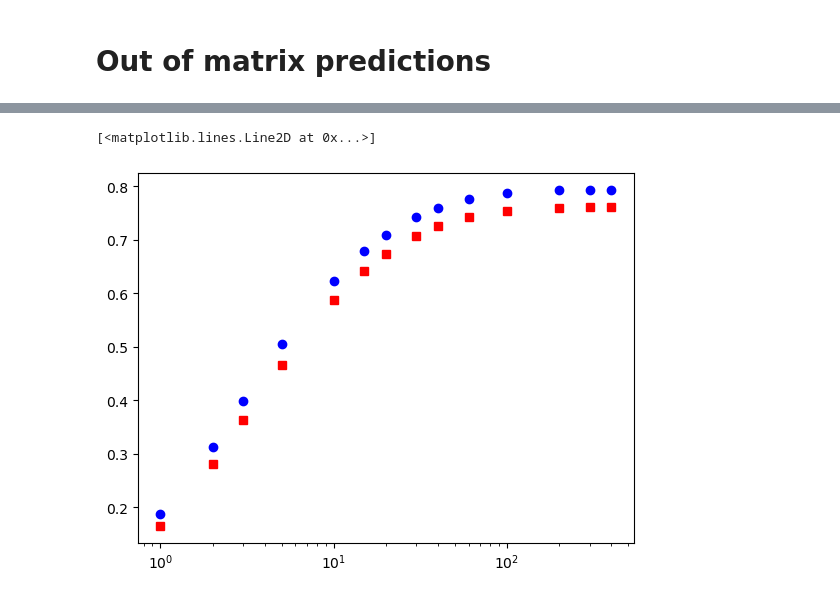
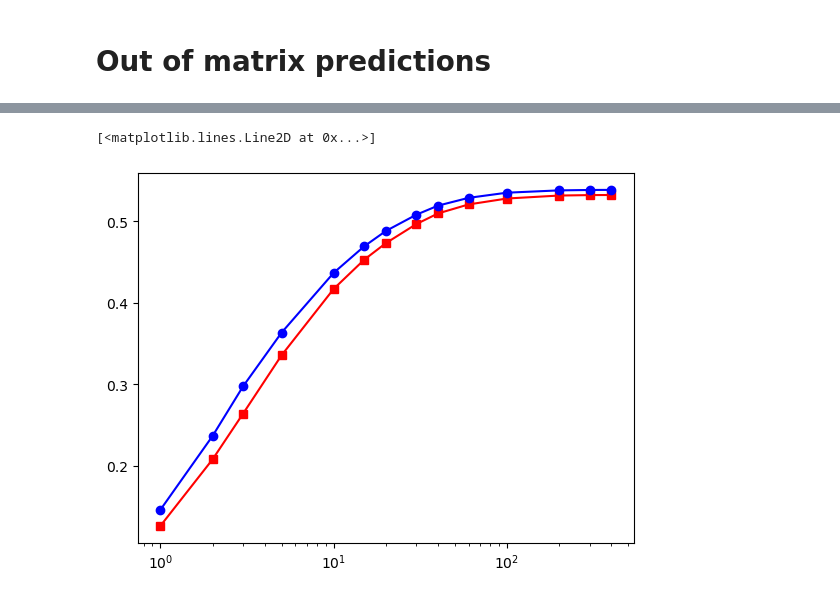
Before and after one commit to nfasano/movie_recsys, a Jupyter notebook: recsys_collab_based/model_prototype.ipynb, the cells around one changed output, grey strips where cells are left out. Cells and saved outputs as stored; diff of their text form; code cells hidden in the pictures.

Commit message:
updated readme images

```diff
--- a/recsys_collab_based/model_prototype.ipynb
+++ b/recsys_collab_based/model_prototype.ipynb
@@ -173,14 +173,14 @@ data = Dataset.load_from_df(df_training, reader)
 # algoCTM.fit(data.build_full_trainset())
 # print(f'CTM Test RMSE: {rmse(algoCTM.test(testset), verbose=False)}')
 # %%
-n_epochs = [40] #[1, 2, 5, 10, 20, 40, 60, 80, 100]
-reg_all = [0.08] #[0, 0.02, 0.04, 0.08, 0.16, 0.32]
+n_epochs = [80]
+reg_all = [0.08]
 lr_all = [0.005]
-reg_theta = [0, 0.02, 0.1, 0.2, 0.3, .5]
+reg_theta = [0, 0.1, 0.2, 0.3]
 
-cv = 5
+cv = 3
 param_grid = {"n_epochs": n_epochs, "lr_all": lr_all, "reg_all": reg_all, "reg_theta": reg_theta}
-gs = GridSearchCV(CTM, param_grid, measures=["rmse"], cv=cv, n_jobs=-1, joblib_verbose=2)
+gs = GridSearchCV(CTM, param_grid, measures=["rmse"], cv=cv, n_jobs=5, joblib_verbose=2)
 
 gs.fit(data)
 
@@ -200,11 +207,11 @@ print(f'CTM Test RMSE: {rmse(algoCTM.test(testset), verbose=False)}')
 # %%
-n_epochs = [1, 2, 5, 10, 20, 40, 60, 80, 100]
-reg_all = [0, 0.02, 0.04, 0.08, 0.16, 0.32]
+n_epochs = [80]
+reg_all = [0.08]
 lr_all = [0.005]
 n_factors=[20]
-cv = 5
+cv = 3
 param_grid = {"n_epochs": n_epochs, "lr_all": lr_all, "reg_all": reg_all, "n_factors": n_factors}
-gs = GridSearchCV(SVD, param_grid, measures=["rmse"], cv=cv, n_jobs=-1)
+gs = GridSearchCV(SVD, param_grid, measures=["rmse"], cv=cv, n_jobs=-1, joblib_verbose=5)
 
 gs.fit(data)
 
@@ -234,10 +244,10 @@ num_k = [1, 2, 3, 5, 10, 15, 20, 30, 40, 60, 100, 200, 300, 400]
 recall_CTM = np.zeros((len(num_k),))
 recall_SVD = np.zeros((len(num_k),))
 for j, kk in enumerate(num_k):
-    _, recalls = precision_recall_at_k(predictions_CTM, k=kk, threshold=3.25)
+    _, recalls = precision_recall_at_k(predictions_CTM, k=kk, threshold=3.5)
     recall_CTM[j] = sum(rec for rec in recalls.values()) / len(recalls)
 
-    _, recalls = precision_recall_at_k(predictions_SVD, k=kk, threshold=3.25)
+    _, recalls = precision_recall_at_k(predictions_SVD, k=kk, threshold=3.5)
     recall_SVD[j] = sum(rec for rec in recalls.values()) / len(recalls)
 
 
@@ -254,8 +264,8 @@ plt.semilogx(num_k, recall_CTM, 'bo')
 
 # form dataset for CTM algorithm
 reader = Reader(rating_scale=(1.0, 5.0))
-df_ratings_matrix = df_final[['userId', 'recsys_id', 'rating']]
-df_ratings_matrix = df_ratings_matrix.iloc[0:1_000_000].copy()
+df_ratings_matrix = df_final[['userId', 'recsys_id', 'rating']].copy()
+df_ratings_matrix = df_ratings_matrix.iloc[0:200_000]
 df_ratings_matrix = df_ratings_matrix.reset_index(drop=True)
 
 unique_movies = df_ratings_matrix['recsys_id'].unique()
@@ -295,21 +305,21 @@ SVD Test RMSE: 0.974363887071155
 # %%
 predictions_CTM = algoCTM.test(testset)
 predictions_SVD = algoSVD.test(testset)
 num_k = [1, 2, 3, 5, 10, 15, 20, 30, 40, 60, 100, 200, 300, 400]
 recall_CTM = np.zeros((len(num_k),))
 recall_SVD = np.zeros((len(num_k),))
 for j, kk in enumerate(num_k):
-    _, recalls = precision_recall_at_k(predictions_CTM, k=kk, threshold=3.25)
+    _, recalls = precision_recall_at_k(predictions_CTM, k=kk, threshold=3.5)
     recall_CTM[j] = sum(rec for rec in recalls.values()) / len(recalls)
 
-    _, recalls = precision_recall_at_k(predictions_SVD, k=kk, threshold=3.25)
+    _, recalls = precision_recall_at_k(predictions_SVD, k=kk, threshold=3.5)
     recall_SVD[j] = sum(rec for rec in recalls.values()) / len(recalls)
 
 
 fig, ax = plt.subplots(1, 1)
 
 plt.semilogx(num_k, recall_SVD, 'rs-')
 plt.semilogx(num_k, recall_CTM, 'bo-')
 # %% [output]
 [<matplotlib.lines.Line2D at 0x...>]
-[figure, old version]
+[figure, new version]
```
Also changed, not shown: parts of 5 cells of this notebook, 9 other files.
